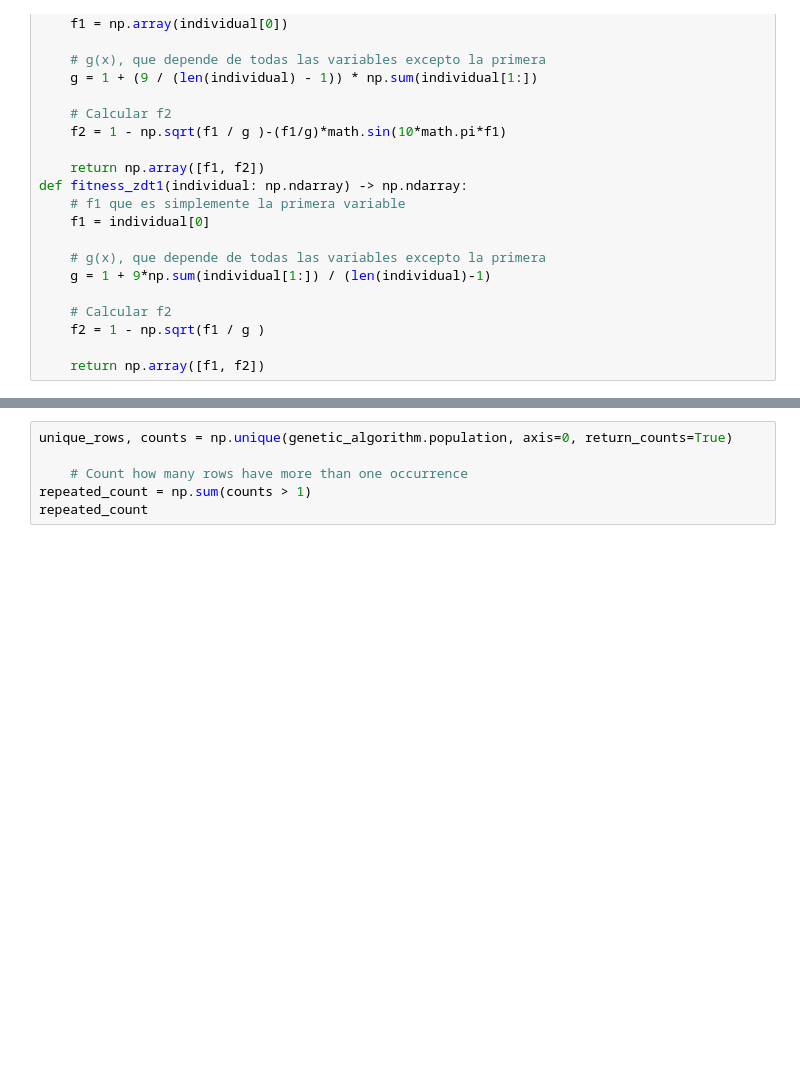
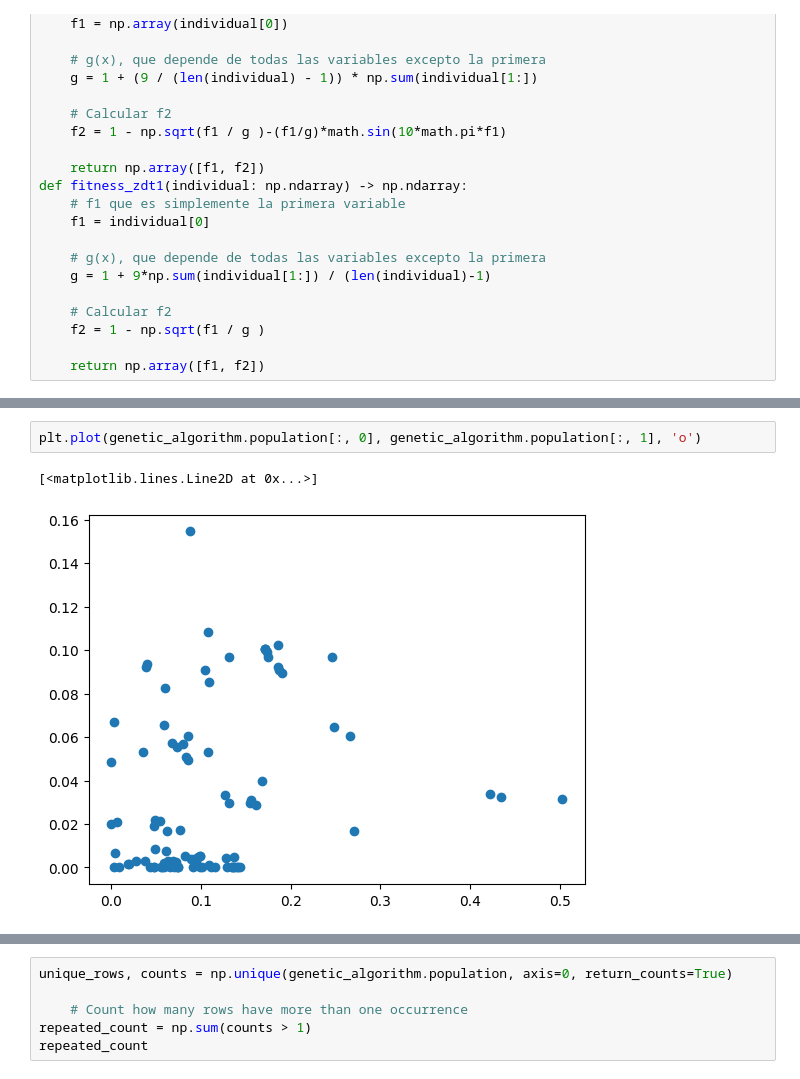
Before and after one commit to pintamonas4575/BIOCOMP-project-MAADM-UPM, a Jupyter notebook: MOO-ZDT1.ipynb, the cells around one changed output, grey strips where cells are left out. Cells and saved outputs as stored; diff of their text form; blank space fills up the shorter version.

```diff
--- a/MOO-ZDT1.ipynb
+++ b/MOO-ZDT1.ipynb
@@ -437,0 +348,5 @@ Nº gen: 99, Best fitness: [0.36913479 0.7354282 ]
+# %%
+plt.plot(genetic_algorithm.population[:, 0], genetic_algorithm.population[:, 1], 'o')
+# %% [output]
+[<matplotlib.lines.Line2D at 0x...>]
+[figure, added]
```
Also changed, not shown: parts of 12 cells of this notebook.
